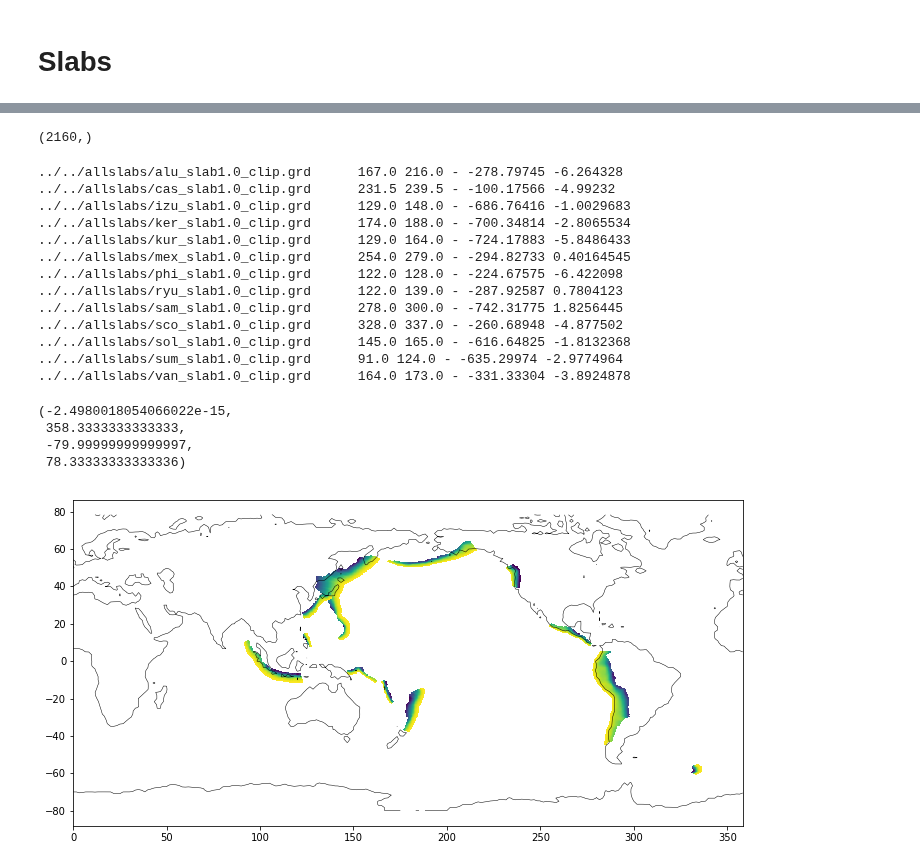
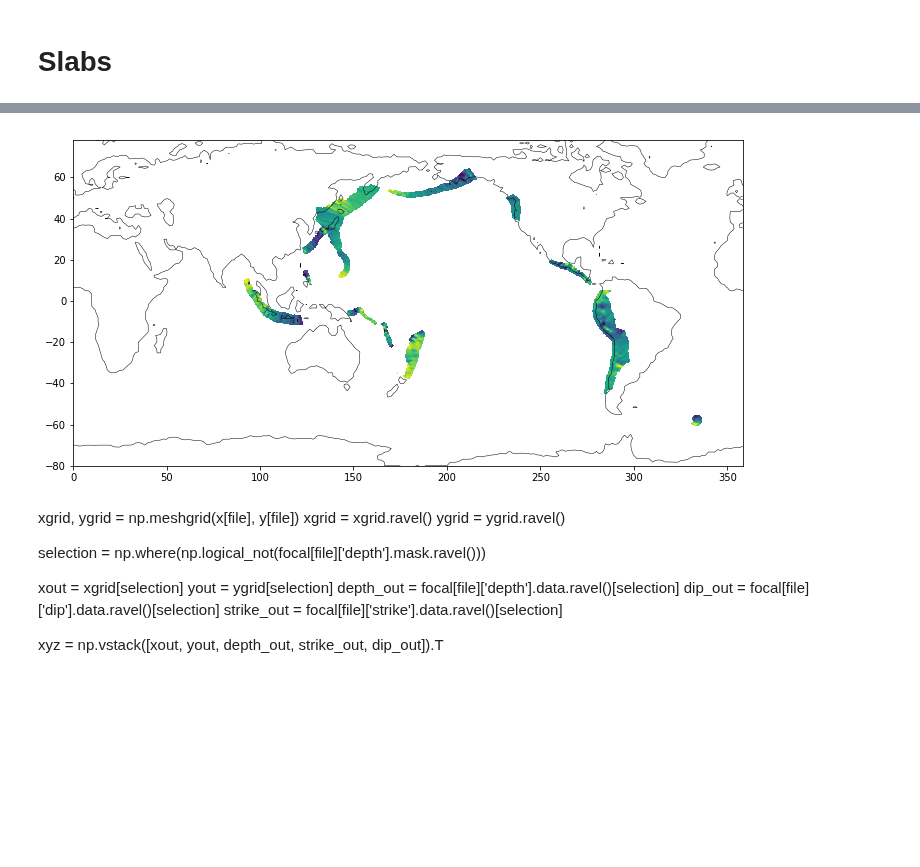
Before and after one commit to jgalazm/Nami, a Jupyter notebook: validation/05_sumatra2004/data/bathymetry.ipynb, the cells around one changed output, grey strips where cells are left out. Drawn from its saved outputs; the diff is of its cells as text; code cells hidden in the pictures; blank space fills up the shorter version.

Commit message:
save slabs into file

```diff
--- a/validation/05_sumatra2004/data/bathymetry.ipynb
+++ b/validation/05_sumatra2004/data/bathymetry.ipynb
@@ -74,6 +74,6 @@ from os import listdir
 from os.path import isfile, join
 # %%
 root = '../../allslabs/'
-files = [join(root,f) for f in listdir(root) if isfile(join(root,f)) and f[-9:] == '_clip.grd']
+files = [join(root,f[:-9]) for f in listdir(root) if isfile(join(root,f)) and f[-9:] == '_clip.grd']
 files
 # %% [output]
@@ -101,14 +97,20 @@ False
 # %%
-d = {}
+focal = {}
 x = {}
 y = {}
 z = {}
 for currentFile in files:
-    d[currentFile] = Dataset(currentFile)
+    depth = Dataset(currentFile+'_clip.grd')
+    strike= Dataset(currentFile+'_strclip.grd')
+    dip = Dataset(currentFile+'_dipclip.grd')
 
 
-    x[currentFile] = d[currentFile].variables['x'][:]
+    x[currentFile] = depth.variables['x'][:]
     if('cas' in currentFile): x[currentFile] += 360
-    y[currentFile] = d[currentFile].variables['y'][:]
-    z[currentFile] = d[currentFile].variables['z'][:]
-    print(z[currentFile].shape)
+    y[currentFile] = depth.variables['y'][:]
+
+    focal[currentFile] ={
+        'depth': depth.variables['z'][:],
+        'strike': strike.variables['z'][:],
+        'dip': dip.variables['z'][:]
+    }
@@ -129,36 +117,17 @@ for currentFile in files:
-# %%
-x1.shape
-# %% [output]
-(2160,)
 # %%
 xcontour = np.hstack([x1[int(x1.shape[0]/2):],x1[:int(x1.shape[0]/2)]+360])
 ycontour = np.copy(y1)
 zcontour = np.hstack([z1[:,int(x1.shape[0]/2):], z1[:,:int(x1.shape[0]/2)]])
 # %%
-plt.figure(figsize=(12,6))
-k = 10
-plt.contour(xcontour[::k], ycontour[::k], zcontour[::k,::k],[0.0],linewidths=0.5,colors='k')
-for currentFile in files:
-    print(currentFile, '\t',x[currentFile].min(),  x[currentFile].max(), '-', z[currentFile].min(), z[currentFile].max())
-    plt.pcolormesh(x[currentFile][::k], y[currentFile][::k], z[currentFile][::k,::k])
 
-plt.axis('equal')
+def plotslab(variable):
+    plt.figure(figsize=(12,6))
+    k = 10
+    plt.contour(xcontour[::k], ycontour[::k], zcontour[::k,::k],[0.0],linewidths=0.5,colors='k')
+    for currentFile in files:
+#         print(currentFile, '\t',x[currentFile].min(),  x[currentFile].max(), '-', z[currentFile].min(), z[currentFile].max())
+        plt.pcolormesh(x[currentFile][::k], y[currentFile][::k], focal[currentFile][variable][::k,::k])#,vmin=-700,vmax=0)
-# %% [output]
-../../allslabs/alu_slab1.0_clip.grd      167.0 216.0 - -278.79745 -6.264328
-../../allslabs/cas_slab1.0_clip.grd      231.5 239.5 - -100.17566 -4.99232
-../../allslabs/izu_slab1.0_clip.grd      129.0 148.0 - -686.76416 -1.0029683
-../../allslabs/ker_slab1.0_clip.grd      174.0 188.0 - -700.34814 -2.8065534
-../../allslabs/kur_slab1.0_clip.grd      129.0 164.0 - -724.17883 -5.8486433
-../../allslabs/mex_slab1.0_clip.grd      254.0 279.0 - -294.82733 0.40164545
-../../allslabs/phi_slab1.0_clip.grd      122.0 128.0 - -224.67575 -6.422098
-../../allslabs/ryu_slab1.0_clip.grd      122.0 139.0 - -287.92587 0.7804123
-../../allslabs/sam_slab1.0_clip.grd      278.0 300.0 - -742.31775 1.8256445
-../../allslabs/sco_slab1.0_clip.grd      328.0 337.0 - -260.68948 -4.877502
-../../allslabs/sol_slab1.0_clip.grd      145.0 165.0 - -616.64825 -1.8132368
-../../allslabs/sum_slab1.0_clip.grd      91.0 124.0 - -635.29974 -2.9774964
-../../allslabs/van_slab1.0_clip.grd      164.0 173.0 - -331.33304 -3.8924878
-(-2.4980018054066022e-15,
- 358.3333333333333,
- -79.99999999999997,
- 78.33333333333336)
-[figure, removed]
+# %%
+plotslab('strike')
+# %% [output]
+[figure, added]
@@ -164,0 +136,14 @@ plt.axis('equal')
+# %% [markdown]
+xgrid, ygrid = np.meshgrid(x[file], y[file])
+xgrid = xgrid.ravel()
+ygrid = ygrid.ravel()
+
+selection = np.where(np.logical_not(focal[file]['depth'].mask.ravel()))
+
+xout = xgrid[selection]
+yout = ygrid[selection]
+depth_out = focal[file]['depth'].data.ravel()[selection]
+dip_out = focal[file]['dip'].data.ravel()[selection]
+strike_out = focal[file]['strike'].data.ravel()[selection]
+
+xyz = np.vstack([xout, yout, depth_out, strike_out, dip_out]).T
```
Also changed, not shown: parts of 11 cells of this notebook.
